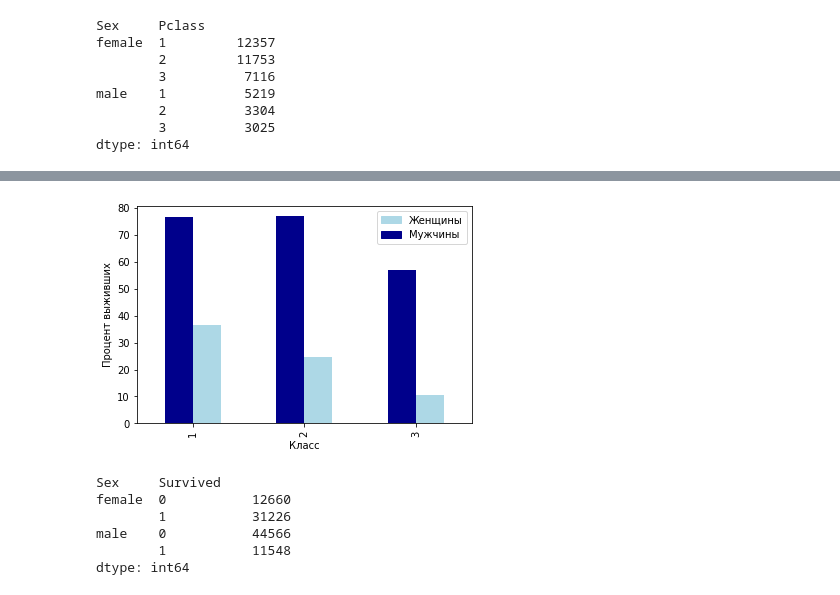
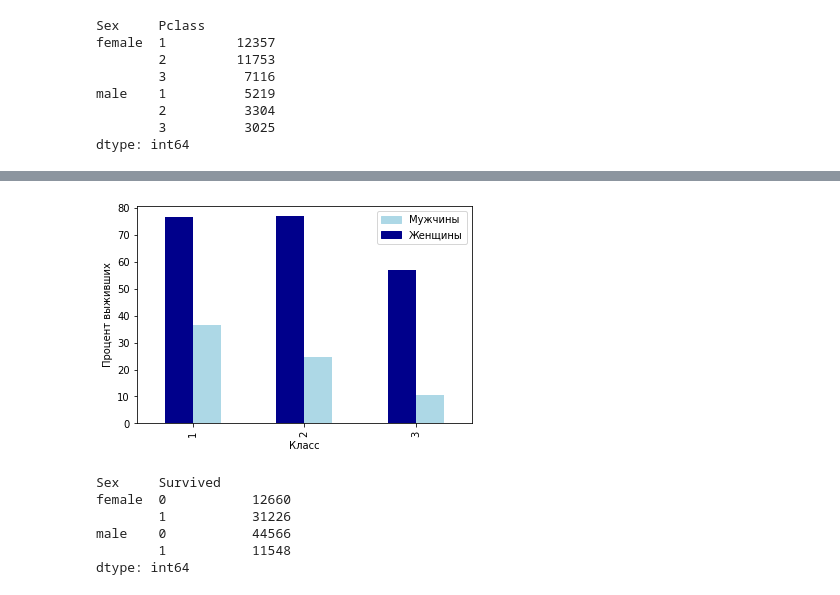
Before and after one commit to TemirlanKalim/ml-intro, a Jupyter notebook: 2_data_exploration/eda.ipynb, the cells around one changed output, grey strips where cells are left out. Cells and saved outputs as stored; diff of their text form; code cells hidden in the pictures.

```diff
--- a/2_data_exploration/eda.ipynb
+++ b/2_data_exploration/eda.ipynb
@@ -133,13 +133,13 @@ male    1       0           63.326541
 dtype: float64
 # %%
 plot1=sex_pclass_sur_percent[1::2].droplevel(2).unstack(level=[0]).plot(kind='bar', color=['darkblue', 'lightblue'])
-top_bar = mpatches.Patch(color='lightblue', label='Женщины')
-bottom_bar = mpatches.Patch(color='darkblue', label='Мужчины')
+top_bar = mpatches.Patch(color='lightblue', label='Мужчины')
+bottom_bar = mpatches.Patch(color='darkblue', label='Женщины')
 plt.legend(handles=[top_bar, bottom_bar])
 plot1.set_xlabel("Класс")
 plot1.set_ylabel("Процент выживших");
 # %% [output]
-[figure, old version]
+[figure, new version]
 # %%
 titanic.groupby(['Sex','Survived']).size()
 # %% [output]
```
